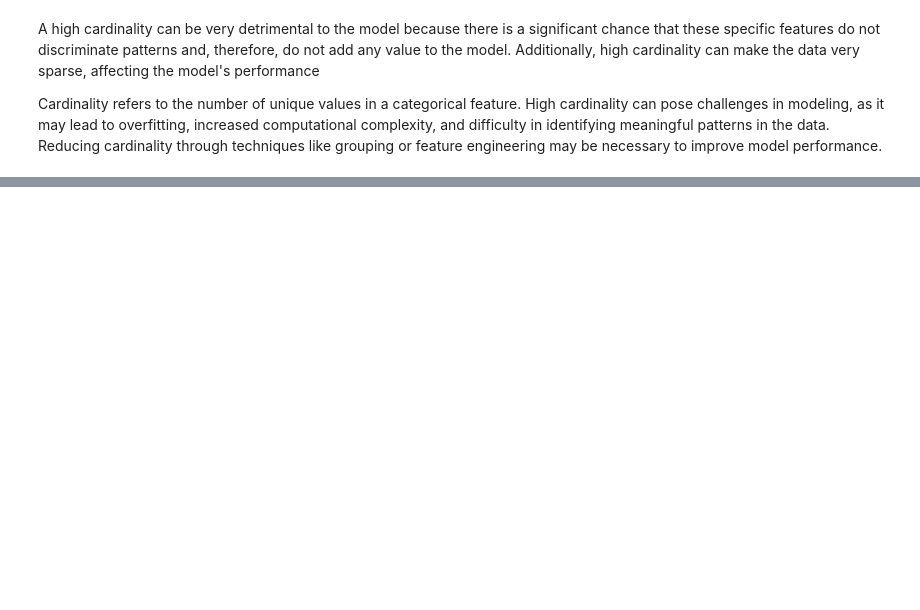
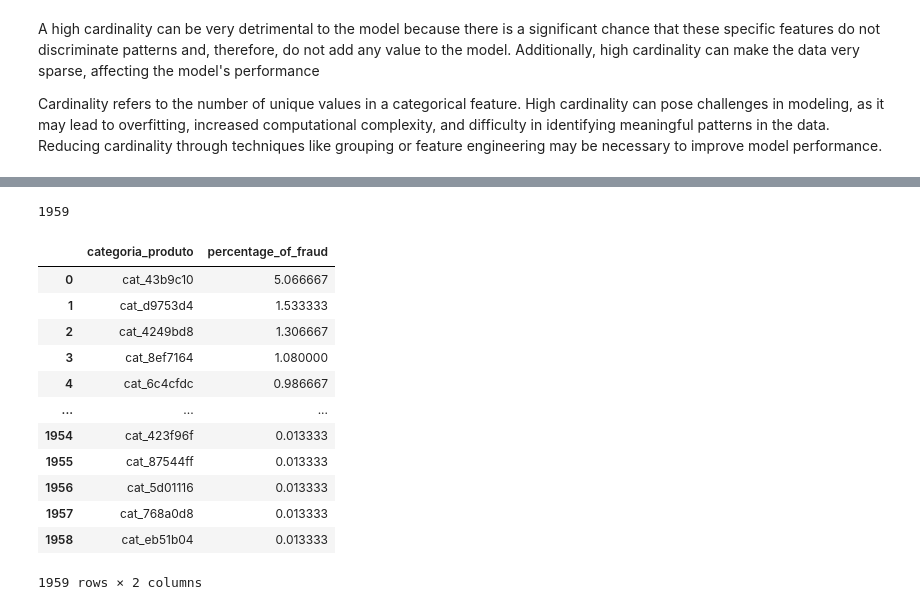
Before and after one commit to lucasvoltera/fraud-detection, a Jupyter notebook: main.ipynb, the cells around one changed output, grey strips where cells are left out. Saved outputs shown, nothing was run; the diff lists cells and outputs as text; code cells hidden in the pictures; blank space fills up the shorter version.

```diff
--- a/main.ipynb
+++ b/main.ipynb
@@ -318,0 +407,24 @@ Cardinality refers to the number of unique values in a categorical feature. High
+# %%
+## count the percentage of fraud for each category
+percentage_of_fraud_for_category = (fraud_df['categoria_produto'].value_counts(normalize=True) * 100).reset_index()
+
+## rename the proportion columns to percentage of fraud
+percentage_of_fraud_for_category.rename(columns={'proportion': 'percentage_of_fraud'}, inplace=True)
+
+print(len(percentage_of_fraud_for_category))
+percentage_of_fraud_for_category
+# %% [output]
+1959
+|  | categoria_produto | percentage_of_fraud |
+| 0 | cat_43b9c10 | 5.066667 |
+| 1 | cat_d9753d4 | 1.533333 |
+| 2 | cat_4249bd8 | 1.306667 |
+| 3 | cat_8ef7164 | 1.080000 |
+| 4 | cat_6c4cfdc | 0.986667 |
+| ... | ... | ... |
+| 1954 | cat_423f96f | 0.013333 |
+| 1955 | cat_87544ff | 0.013333 |
+| 1956 | cat_5d01116 | 0.013333 |
+| 1957 | cat_768a0d8 | 0.013333 |
+| 1958 | cat_eb51b04 | 0.013333 |
+1959 rows × 2 columns
```
Also changed, not shown: parts of 23 cells of this notebook, 2 other files.
